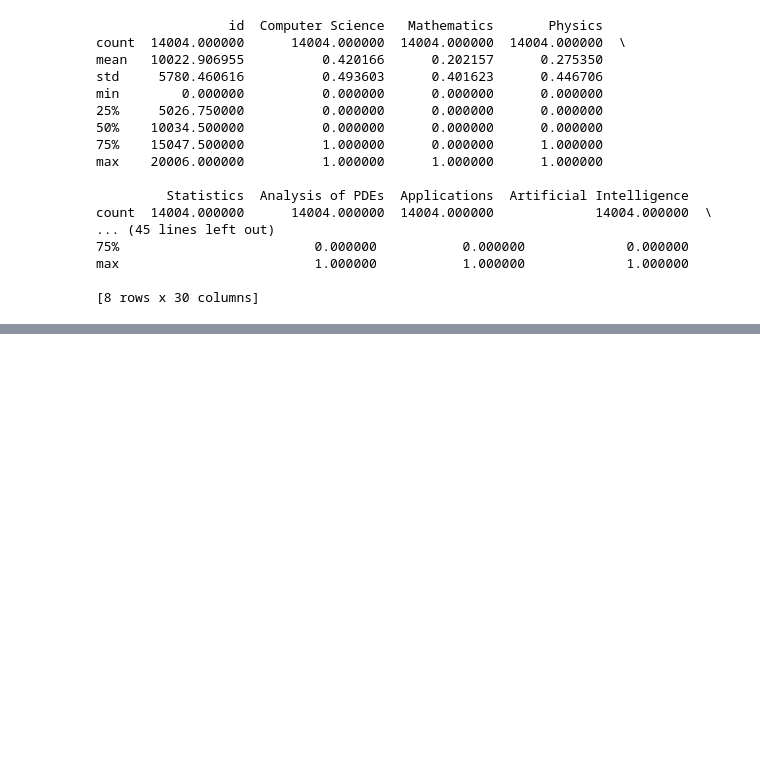
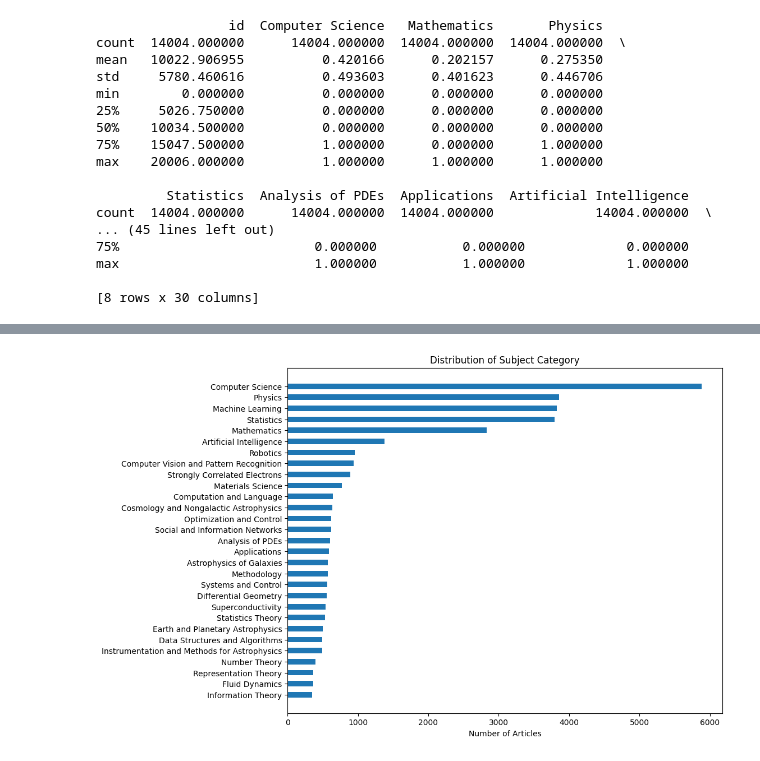
Before and after one commit to GuldenerCamille/NLP_topic_modeling, a Jupyter notebook: EDA_notebook.ipynb, the cells around one changed output, grey strips where cells are left out. Drawn from its saved outputs; the diff is of its cells as text; code cells hidden in the pictures; blank space fills up the shorter version.

Commit message:
Create a graph for Distribution of Subject Category

```diff
--- a/EDA_notebook.ipynb
+++ b/EDA_notebook.ipynb
@@ -62,10 +62,7 @@ max                         1.000000           1.000000             1.000000
 
 [8 rows x 30 columns]
 # %%
-# Plot a histogram of the document lengths
-plt.hist(df['doc_length'], bins=50)
-plt.title('Histogram of Document Lengths')
-plt.xlabel('Document Length')
-plt.ylabel('Frequency')
-plt.show()
+# Count the number of scientist articles in each subject category
+subject_counts = df.iloc[:, 2:].sum().sort_values()
+subject_counts
 # %% [output]
@@ -72,0 +86,11 @@ KeyError: 'doc_length'
+# %%
+# Bar chart of the subject category distribution
+
+plt.figure(figsize=(10,8))
+plt.barh(subject_counts.index, subject_counts.values, height=0.5)
+plt.title('Distribution of Subject Category')
+plt.xlabel('Number of Articles')
+
+plt.show()
+# %% [output]
+[figure, added]
```
Also changed, not shown: parts of 1 cell of this notebook.
